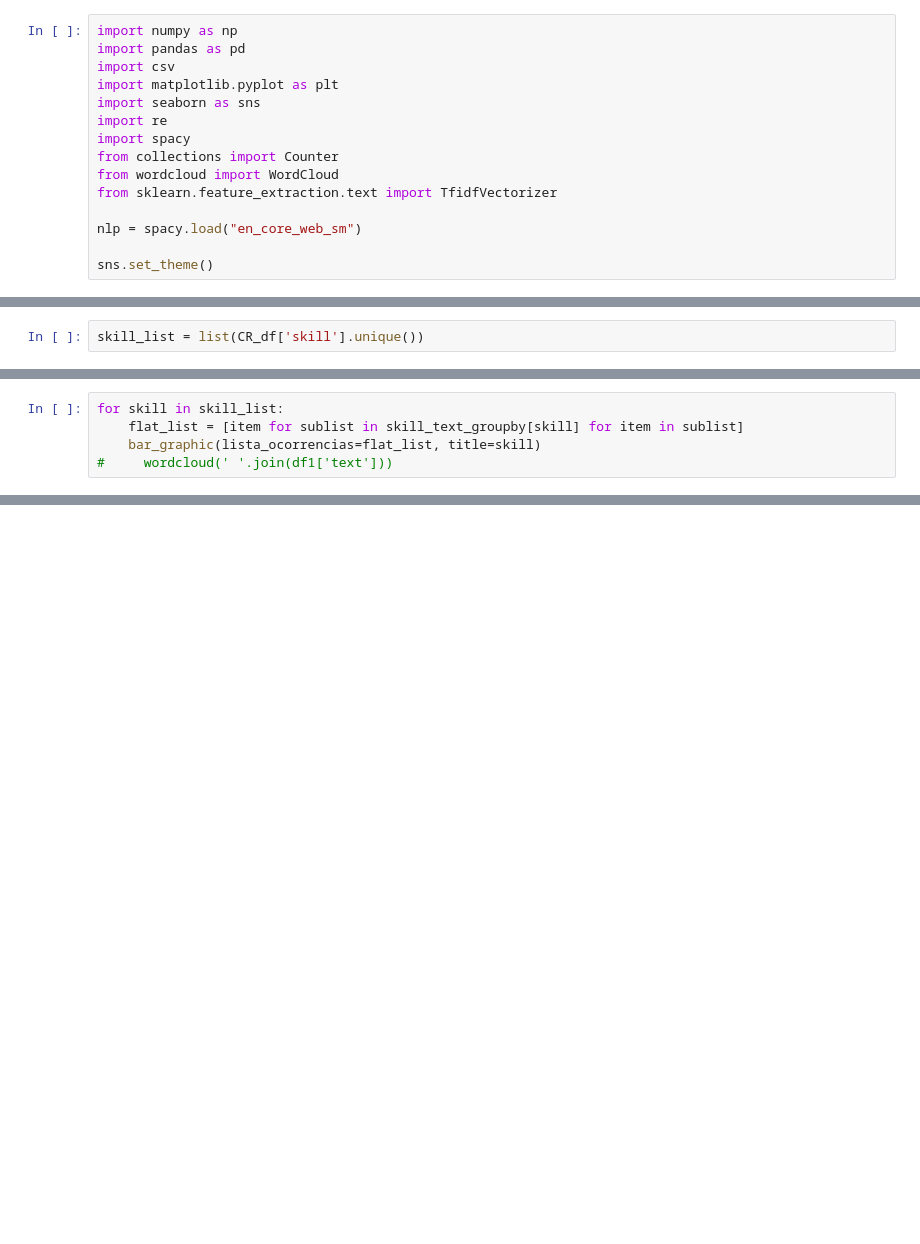
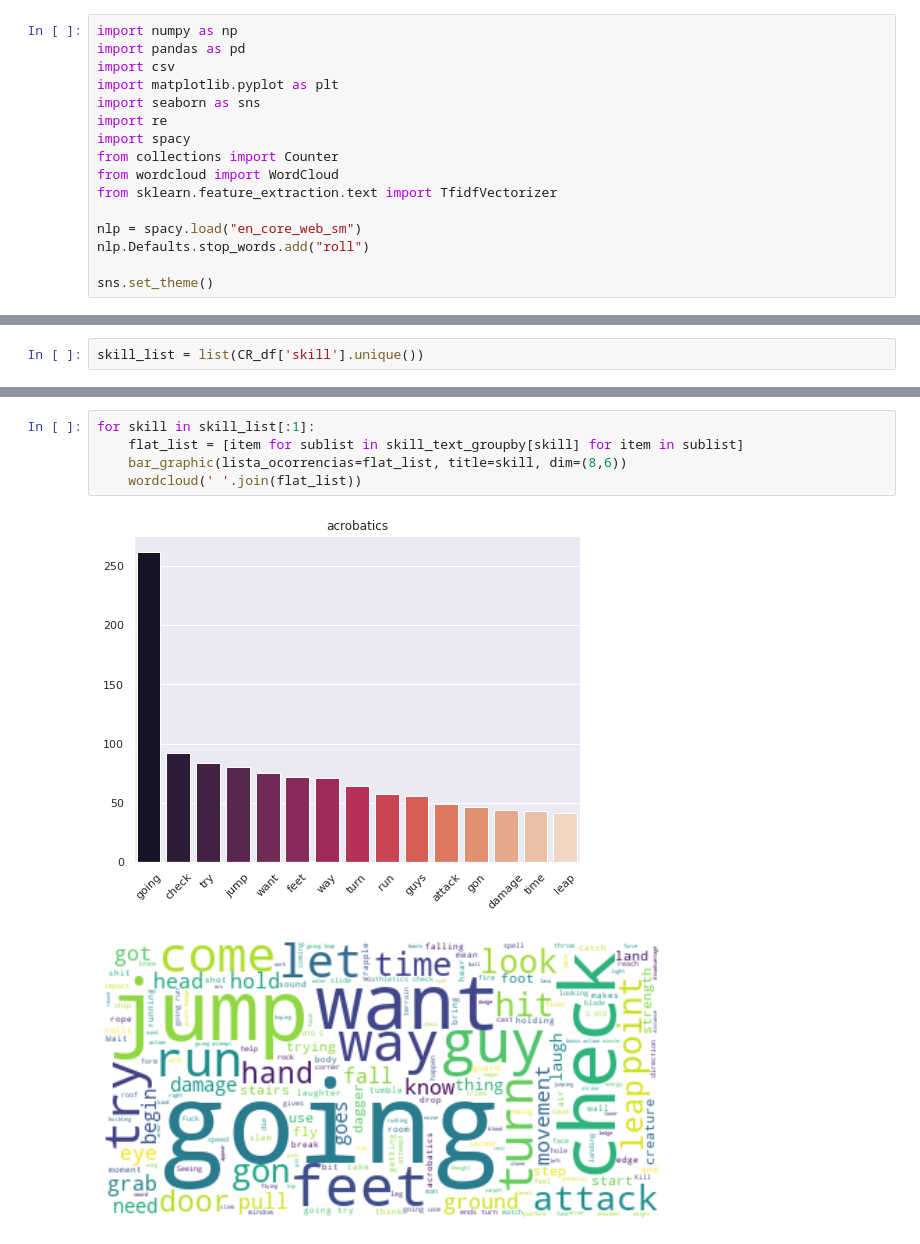
Before and after one commit to xRiku/rpg-skill-evaluation, a Jupyter notebook: analysis/skill_evaluation.ipynb, the cells around one changed output, grey strips where cells are left out. Cells and saved outputs as stored; diff of their text form; blank space fills up the shorter version.

Commit message:
Adicionado wordcloud

```diff
--- a/analysis/skill_evaluation.ipynb
+++ b/analysis/skill_evaluation.ipynb
@@ -11,6 +11,7 @@ from wordcloud import WordCloud
 from sklearn.feature_extraction.text import TfidfVectorizer
 
 nlp = spacy.load("en_core_web_sm")
+nlp.Defaults.stop_words.add("roll")
 
 sns.set_theme()
 # %%
@@ -581,5 +554,0 @@ skill_list
-# %%
-for skill in skill_list:
-    flat_list = [item for sublist in skill_text_groupby[skill] for item in sublist]
-    bar_graphic(lista_ocorrencias=flat_list, title=skill)
-#     wordcloud(' '.join(df1['text']))
@@ -599,0 +598,8 @@ for skill in skill_list:
+# %%
+for skill in skill_list[:1]:
+    flat_list = [item for sublist in skill_text_groupby[skill] for item in sublist]
+    bar_graphic(lista_ocorrencias=flat_list, title=skill, dim=(8,6))
+    wordcloud(' '.join(flat_list))
+# %% [output]
+[figure, added]
+[figure, added]
```
Also changed, not shown: parts of 10 cells of this notebook.
